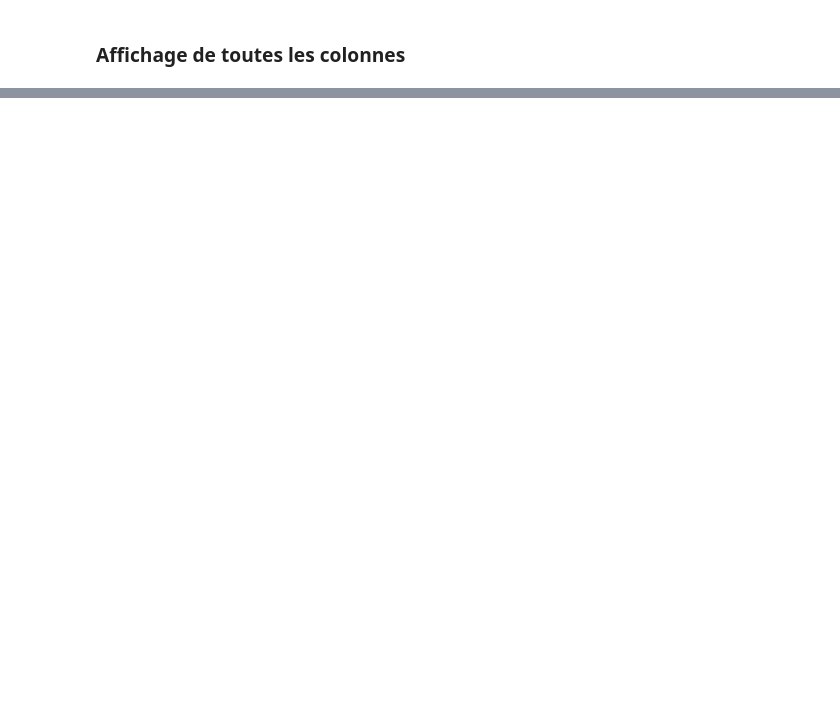
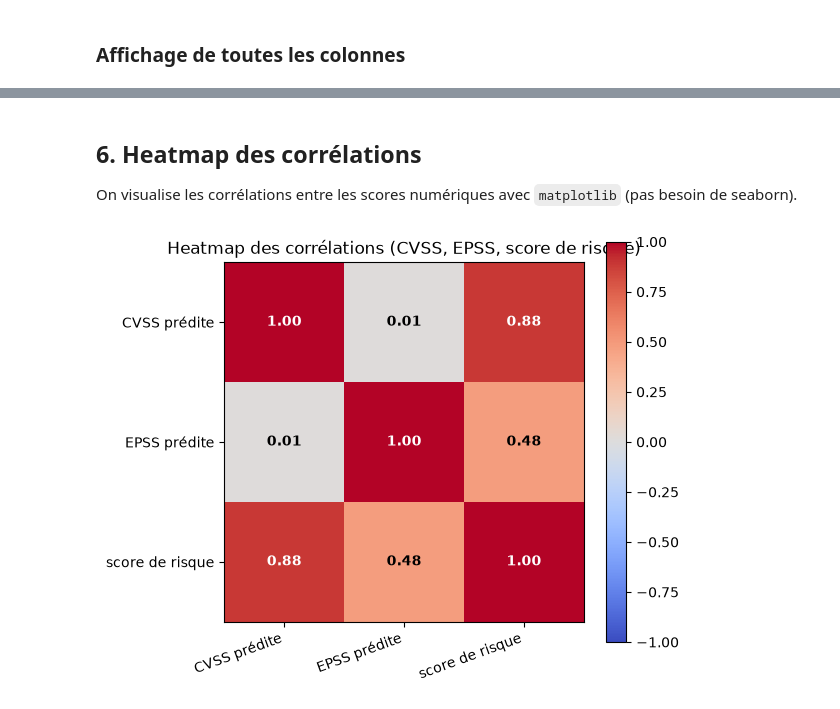
Before and after one commit to Arthur-Boutelier/Mastercamp, a Jupyter notebook: main.ipynb, the cells around one changed output, grey strips where cells are left out. Cells and saved outputs as stored; diff of their text form; code cells hidden in the pictures; blank space fills up the shorter version.

```diff
--- a/main.ipynb
+++ b/main.ipynb
@@ -52,0 +175,3 @@ Index(['ID ANSSI', 'Titre ANSSI', 'Type', 'Date', 'CVE', 'Description CVE',
+# %%
+cols_to_remove = get_cvss_columns(dataset_encoded)
+print("Nombre de colonnes retirées :", len(cols_to_remove))
@@ -52,0 +688,28 @@ Index(['ID ANSSI', 'Titre ANSSI', 'Type', 'Date', 'CVE', 'Description CVE',
+# %% [markdown]
+## 6. Heatmap des corrélations
+
+On visualise les corrélations entre les scores numériques avec `matplotlib` (pas besoin de seaborn).
+# %%
+num_cols = ["CVSS prédite", "EPSS prédite", "score de risque"]
+corr_matrix = df_visu[num_cols].corr()
+
+fig, ax = plt.subplots(figsize=(6, 5))
+im = ax.imshow(corr_matrix.values, cmap="coolwarm", vmin=-1, vmax=1)
+plt.colorbar(im, ax=ax)
+
+ax.set_xticks(range(len(num_cols)))
+ax.set_yticks(range(len(num_cols)))
+ax.set_xticklabels(num_cols, rotation=20, ha="right")
+ax.set_yticklabels(num_cols)
+
+for i in range(len(num_cols)):
+    for j in range(len(num_cols)):
+        ax.text(j, i, f"{corr_matrix.values[i, j]:.2f}",
+                ha="center", va="center", fontweight="bold",
+                color="white" if abs(corr_matrix.values[i, j]) > 0.5 else "black")
+
+ax.set_title("Heatmap des corrélations (CVSS, EPSS, score de risque)")
+plt.tight_layout()
+plt.show()
+# %% [output]
+[figure, added]
```
Also changed, not shown: parts of 81 cells of this notebook, 17 other files.
